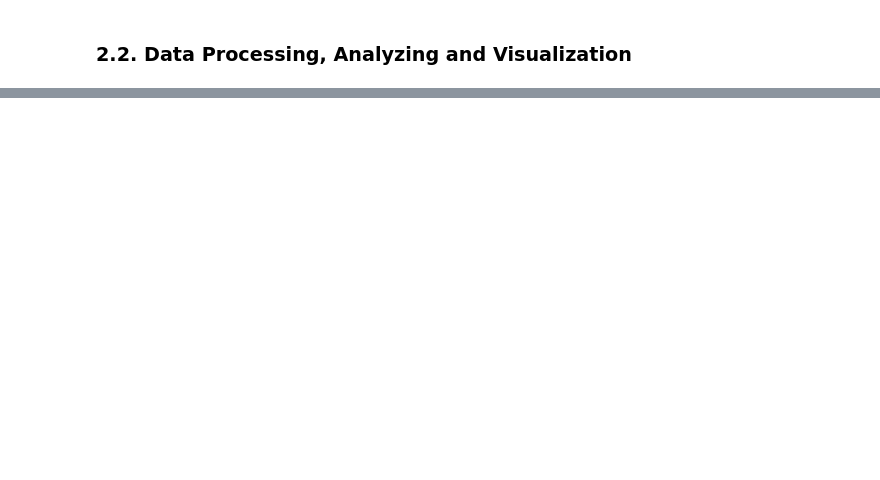
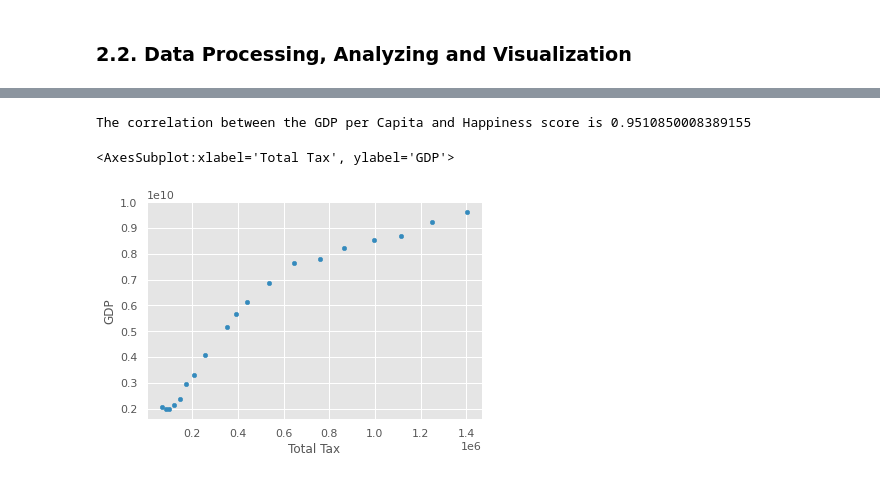
Before and after one commit to Mahalinoro/3C2_data_analytics_challenge, a Jupyter notebook: Notebook.ipynb, the cells around one changed output, grey strips where cells are left out. Saved outputs shown, nothing was run; the diff lists cells and outputs as text; code cells hidden in the pictures; blank space fills up the shorter version.

```diff
--- a/Notebook.ipynb
+++ b/Notebook.ipynb
@@ -894,0 +957,18 @@ result
+# %%
+# What is the correlation between the GDP and total tax revenue collected over the years?
+total_tax = revenues.copy()
+total_tax.drop(total_tax[total_tax['Revenue category'] != 'Total tax revenue'].index, inplace=True)
+# %%
+total_tax.drop(total_tax[total_tax['Level of government'] != 'Total'].index, inplace=True)
+# %%
+total_tax = total_tax.set_index('Year')
+# %%
+merged = pd.DataFrame(
+                      columns=['Year','Total Tax'])
+merged['Year'] = total_tax['Year']
+merged['Total Tax']=total_tax['Value']
+GDP_copy = GDP.copy().reset_index()
+GDP_copy.drop(GDP_copy[GDP_copy['index'] == '2019'].index, inplace=True)
+merged = merged.reset_index()
+merged['GDP'] = GDP_copy['GDP(US$)'].astype(float)
+merged
@@ -894,0 +993,12 @@ result
+# %%
+# Correlation value
+correlation = merged['GDP'].corr(merged['Total Tax'])
+print("The correlation between the GDP per Capita and Happiness score is {}".format(correlation))
+# %% [output]
+The correlation between the GDP per Capita and Happiness score is 0.9510850008389155
+# %%
+# Plotting the correlationg using scatter plot
+merged.plot(kind='scatter', x='Total Tax', y='GDP')
+# %% [output]
+<AxesSubplot:xlabel='Total Tax', ylabel='GDP'>
+[figure, added]
```
Also changed, not shown: parts of 18 cells of this notebook.
